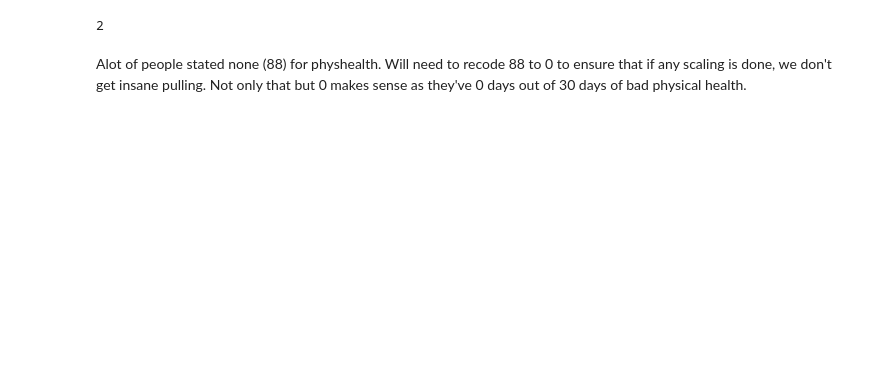
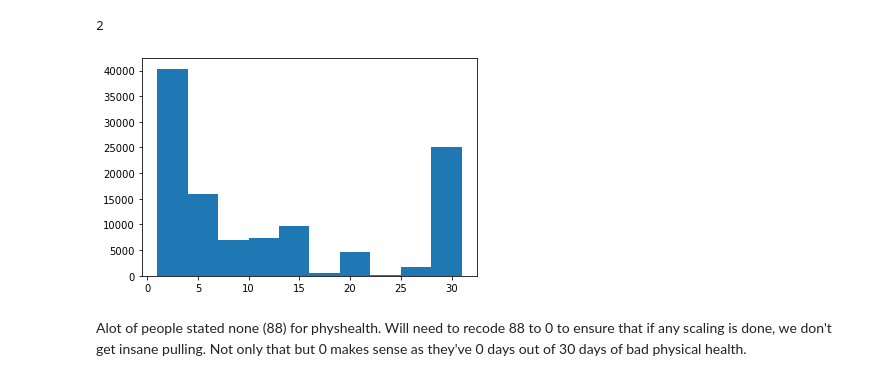
Before and after one commit to xiaohua-su/Heart_Disease, a Jupyter notebook: Heart_disease_eda.ipynb, the cells around one changed output. Cells and saved outputs as stored; diff of their text form; code cells hidden in the pictures; blank space fills up the shorter version.

```diff
--- a/Heart_disease_eda.ipynb
+++ b/Heart_disease_eda.ipynb
@@ -458,6 +458,10 @@ Name: physical_health, dtype: int64
 heart_df.physical_health.isna().sum()
 # %% [output]
 2
+# %%
+plt.hist(heart_df.physical_health, range = (1,31));
+# %% [output]
+[figure, added]
 # %% [markdown]
 Alot of people stated none (88) for physhealth. Will need to recode 88 to 0 to ensure that if any scaling is done, we don't get insane pulling. Not only that but 0 makes sense as they've 0 days out of 30 days of bad physical health.
 # %%
```
Also changed, not shown: parts of 38 cells of this notebook.
